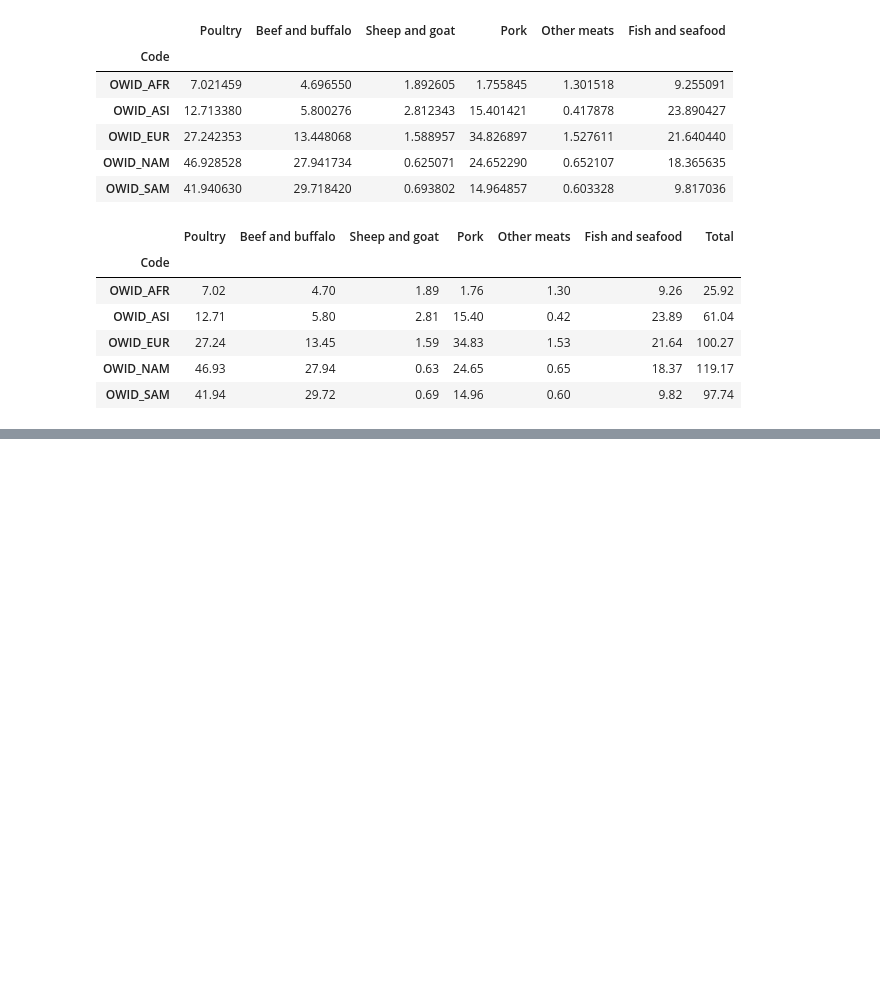
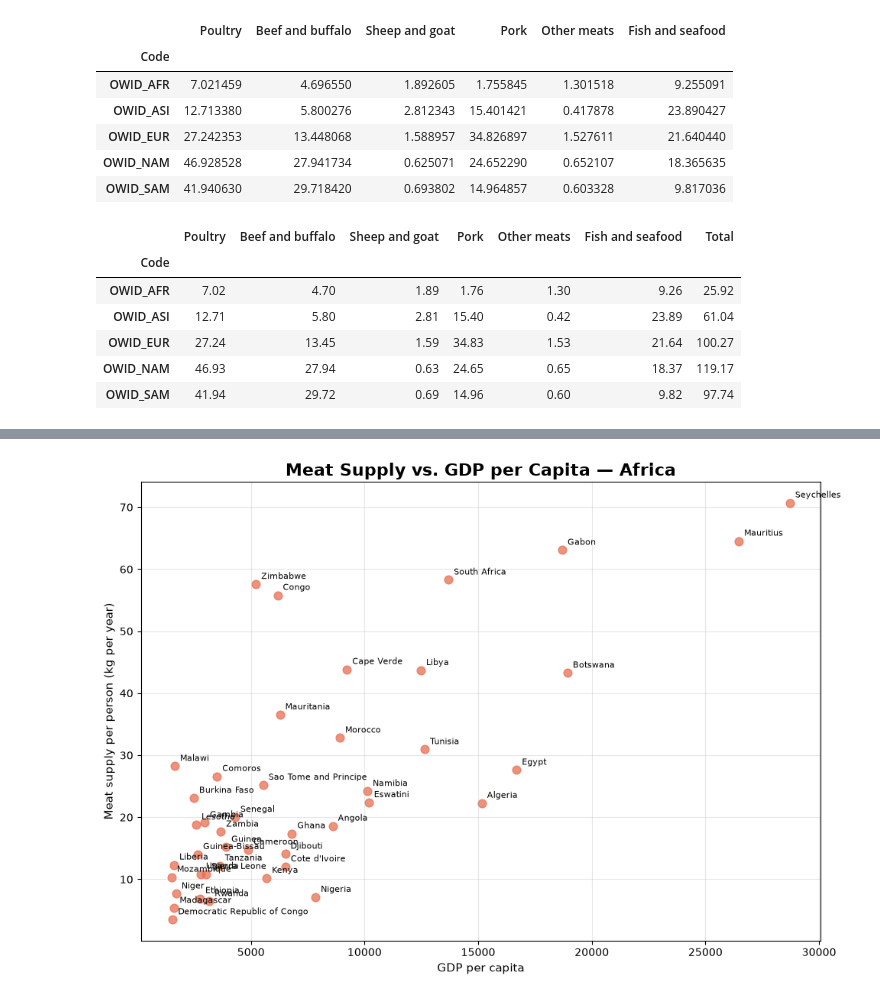
Before and after one commit to rscmarques95-hash/Project-Week-3, a Jupyter notebook: Raquel_Dataset_APIs.ipynb, the cells around one changed output, grey strips where cells are left out. Saved outputs shown, nothing was run; the diff lists cells and outputs as text; code cells hidden in the pictures; blank space fills up the shorter version.

```diff
--- a/Raquel_Dataset_APIs.ipynb
+++ b/Raquel_Dataset_APIs.ipynb
@@ -343,0 +360,88 @@ total.round(2)
+# %%
+import pandas as pd
+import matplotlib.pyplot as plt
+
+# Keep only 2023
+df_2023 = df[df["Year"] == 2023].copy()
+
+# Continents
+continents = [
+    "Africa",
+    "Asia",
+    "Europe",
+    "North America",
+    "South America",
+    "Oceania"
+]
+
+# Different color for each continent
+colors = {
+    "Africa": "#E76F51",
+    "Asia": "#F4A261",
+    "Europe": "#2A9D8F",
+    "North America": "#457B9D",
+    "South America": "#8E6CBE",
+    "Oceania": "#2A6F97"
+}
+
+# Create one scatter plot for each continent
+for continent in continents:
+
+    continent_data = df_2023[
+        df_2023["World region according to OWID"] == continent
+    ].copy()
+
+    plt.figure(figsize=(10, 7))
+
+    # Scatter plot
+    plt.scatter(
+        continent_data["GDP per capita"],
+        continent_data["Meat supply per person"],
+        s=60,
+        alpha=0.75,
+        color=colors[continent]
+    )
+
+    # Add country names
+    for _, row in continent_data.iterrows():
+
+        plt.annotate(
+            row["Entity"],
+            (
+                row["GDP per capita"],
+                row["Meat supply per person"]
+            ),
+            xytext=(5, 5),
+            textcoords="offset points",
+            fontsize=8
+        )
+
+    # Title
+    plt.title(
+        f"Meat Supply vs. GDP per Capita — {continent}",
+        fontsize=16,
+        fontweight="bold"
+    )
+
+    # Axis labels
+    plt.xlabel(
+        "GDP per capita",
+        fontsize=11
+    )
+
+    plt.ylabel(
+        "Meat supply per person (kg per year)",
+        fontsize=11
+    )
+
+    # Grid
+    plt.grid(
+        True,
+        alpha=0.3
+    )
+
+    plt.tight_layout()
+
+    plt.show()
+# %% [output]
+[figure, added]
```
Also changed, not shown: parts of 3 cells of this notebook, 1 other file.
